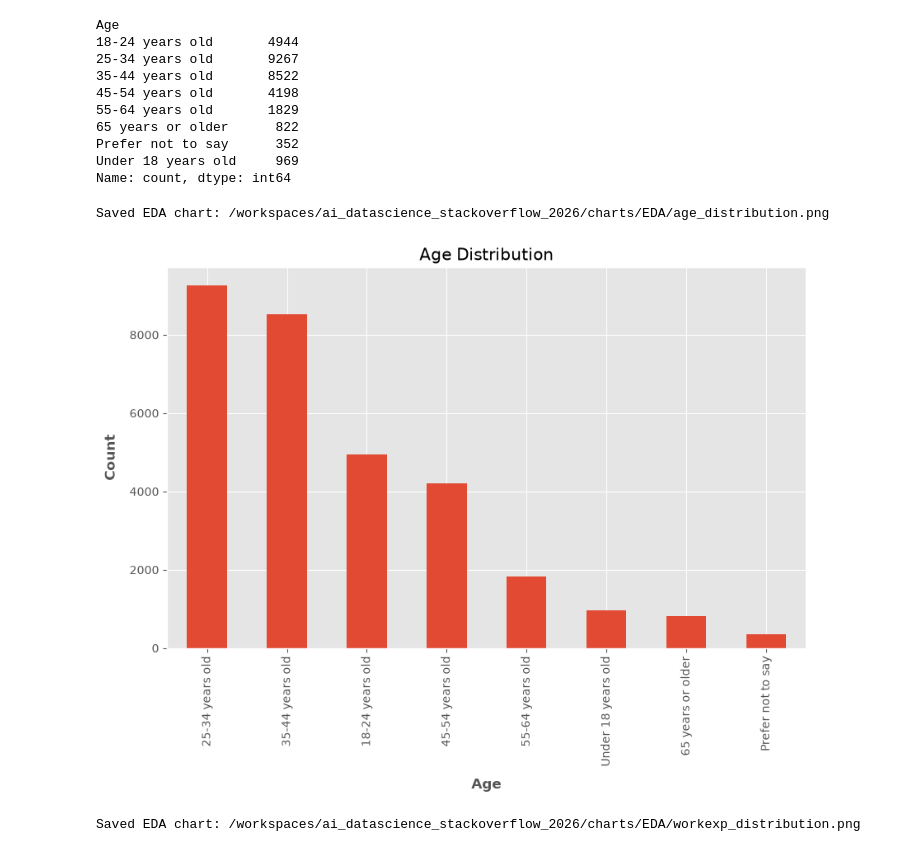
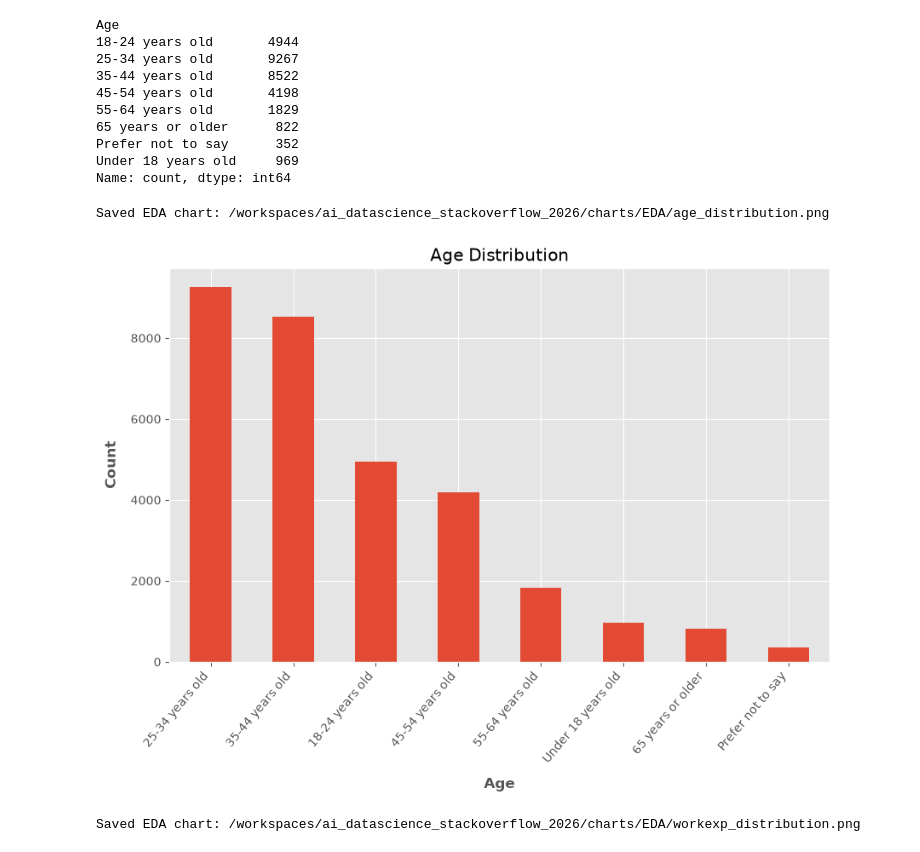
Before and after one commit to huyqng1412/ai_datascience_stackoverflow_2026, a Jupyter notebook: notebooks/EDA/EDA.ipynb, the cells around one changed output. Saved outputs shown, nothing was run; the diff lists cells and outputs as text; code cells hidden in the pictures.

```diff
--- a/notebooks/EDA/EDA.ipynb
+++ b/notebooks/EDA/EDA.ipynb
@@ -161,13 +174,16 @@ Name: count, dtype: int64
 # %%
 ax = eda_data['Age'].value_counts().plot(kind='bar', figsize=(10, 6), title='Age Distribution')
 
 ax.set_xlabel('Age', fontsize=12, labelpad=10, fontweight='bold')
 ax.set_ylabel('Count', fontsize=12, labelpad=10, fontweight='bold')
 
+plt.xticks(rotation=50, ha="right")   # rotate x-axis labels
+plt.yticks(rotation= 360)
+
 save_eda_chart(ax.get_figure(), "age_distribution")
 # %% [output]
 Saved EDA chart: /workspaces/ai_datascience_stackoverflow_2026/charts/EDA/age_distribution.png
-[figure, old version]
+[figure, new version]
 # %%
 ax = eda_data['WorkExp'].plot(kind='hist', bins=25, figsize=(10, 6), title='Work Experience Distribution')
 
```
Also changed, not shown: parts of 8 cells of this notebook, 7 other files.
